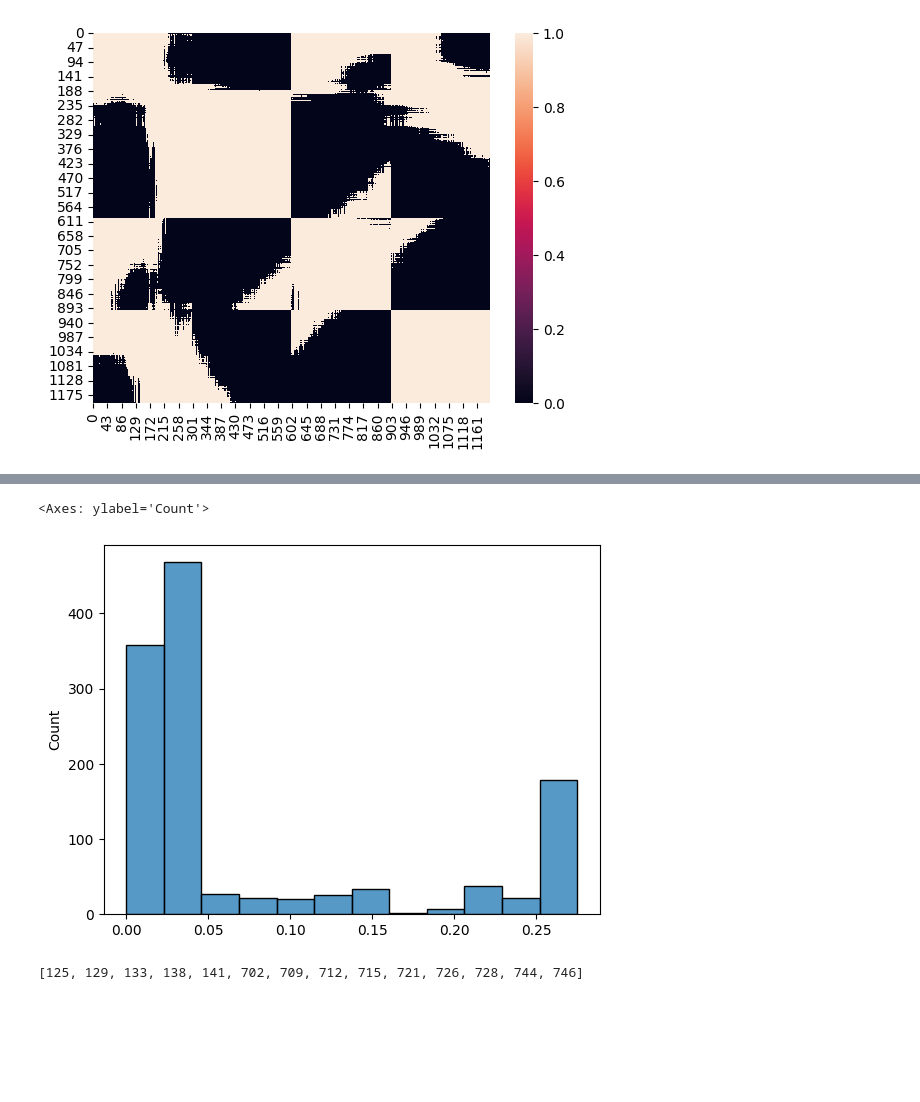
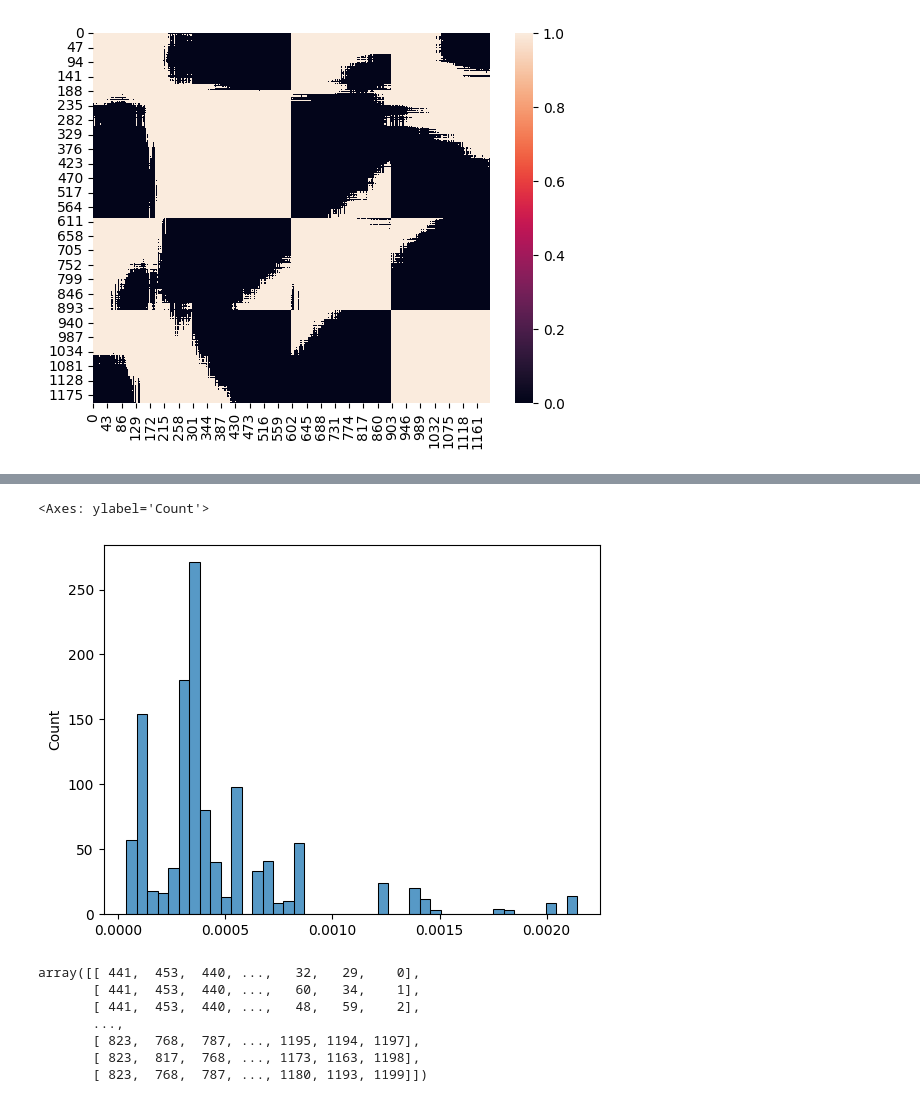
Before and after one commit to dsm-72/degex, a Jupyter notebook: examples/20230307_branch_point_cleaner.ipynb, the cells around one changed output, grey strips where cells are left out. Drawn from its saved outputs; the diff is of its cells as text; code cells hidden in the pictures; blank space fills up the shorter version.

```diff
--- a/examples/20230307_branch_point_cleaner.ipynb
+++ b/examples/20230307_branch_point_cleaner.ipynb
@@ -62,19 +162,25 @@ sns.heatmap(paird)
 # %%
-max_dist_n = 1200
-sub_dist_n = 10
+Z = data_ph
+paird = sp.spatial.distance.cdist(Z, Z)
+
+max_dist_n = 200
+sub_dist_n = 5
 __s = 1
 
 ps = paird.argsort(axis=1)
 Y = ps[:, :max_dist_n][:, ::-1][:, :sub_dist_n]
+
+ps = paird.argsort(axis=1)[:, ::-1]
+Y = ps[:, :max_dist_n][:, :][:, :sub_dist_n]
 
 stds = np.std(paird.take(Y[Y]).mean(axis=1), axis=1)
 # stds = np.std(paird.take(Y[Y]), axis=1)
 
 bools = stds > np.percentile(stds, 100 - __s)
 # bools = stds < np.percentile(stds, __s)
 # bools = np.logical_not(bools)
 zzz = np.where(bools == True)[0]
 sns.histplot(stds)
 # %% [output]
 <Axes: ylabel='Count'>
-[figure, old version]
+[figure, new version]
@@ -96,7 +187,13 @@ for idx, row in enumerate(Y):
-# %%
-found
-# %% [output]
-[125, 129, 133, 138, 141, 702, 709, 712, 715, 721, 726, 728, 744, 746]
+# %%
+ps
+# %% [output]
+array([[ 441,  453,  440, ...,   32,   29,    0],
+       [ 441,  453,  440, ...,   60,   34,    1],
+       [ 441,  453,  440, ...,   48,   59,    2],
+       ...,
+       [ 823,  768,  787, ..., 1195, 1194, 1197],
+       [ 823,  817,  768, ..., 1173, 1163, 1198],
+       [ 823,  768,  787, ..., 1180, 1193, 1199]])
 # %%
 sns.heatmap(Y)
 # %% [output]
```
Also changed, not shown: parts of 13 cells of this notebook.
